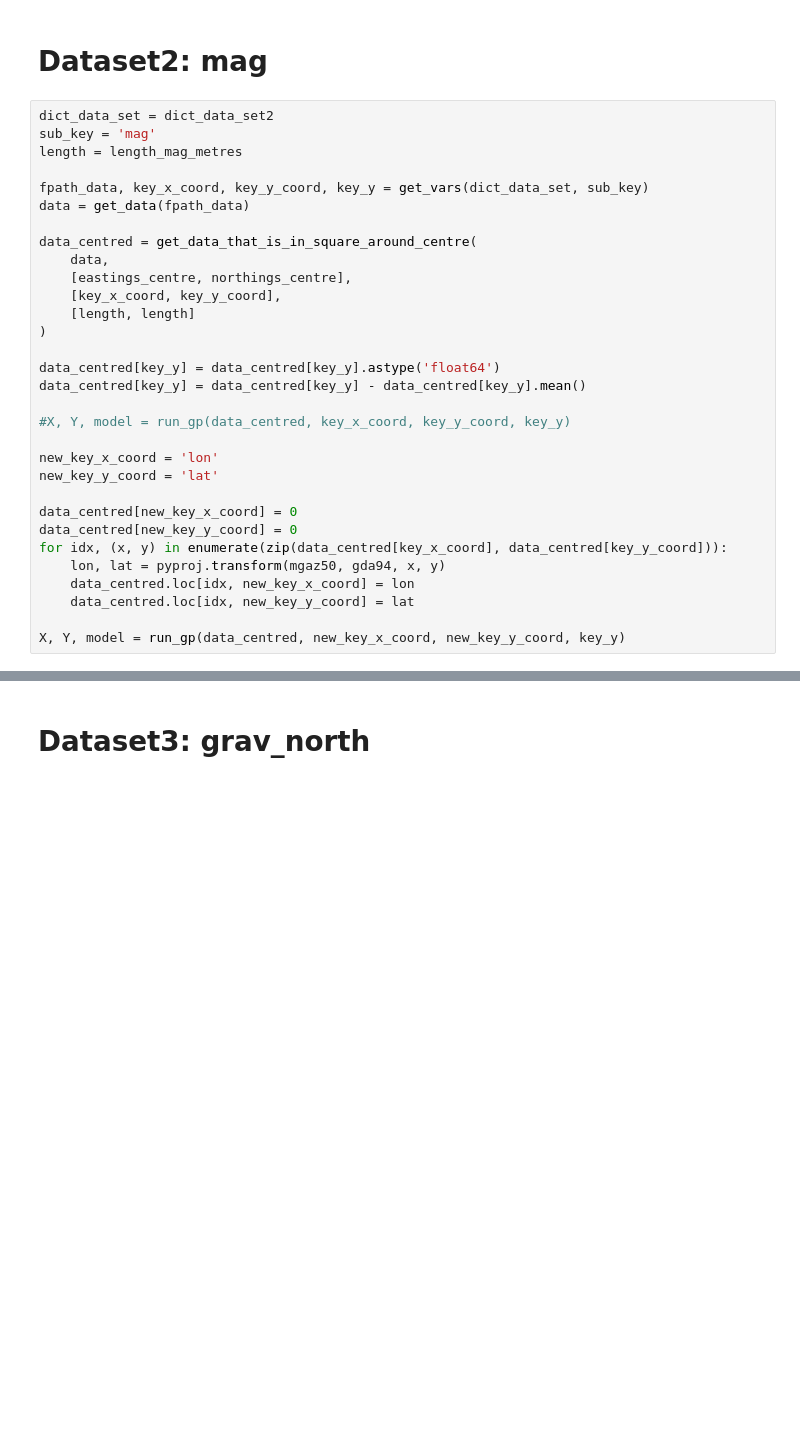
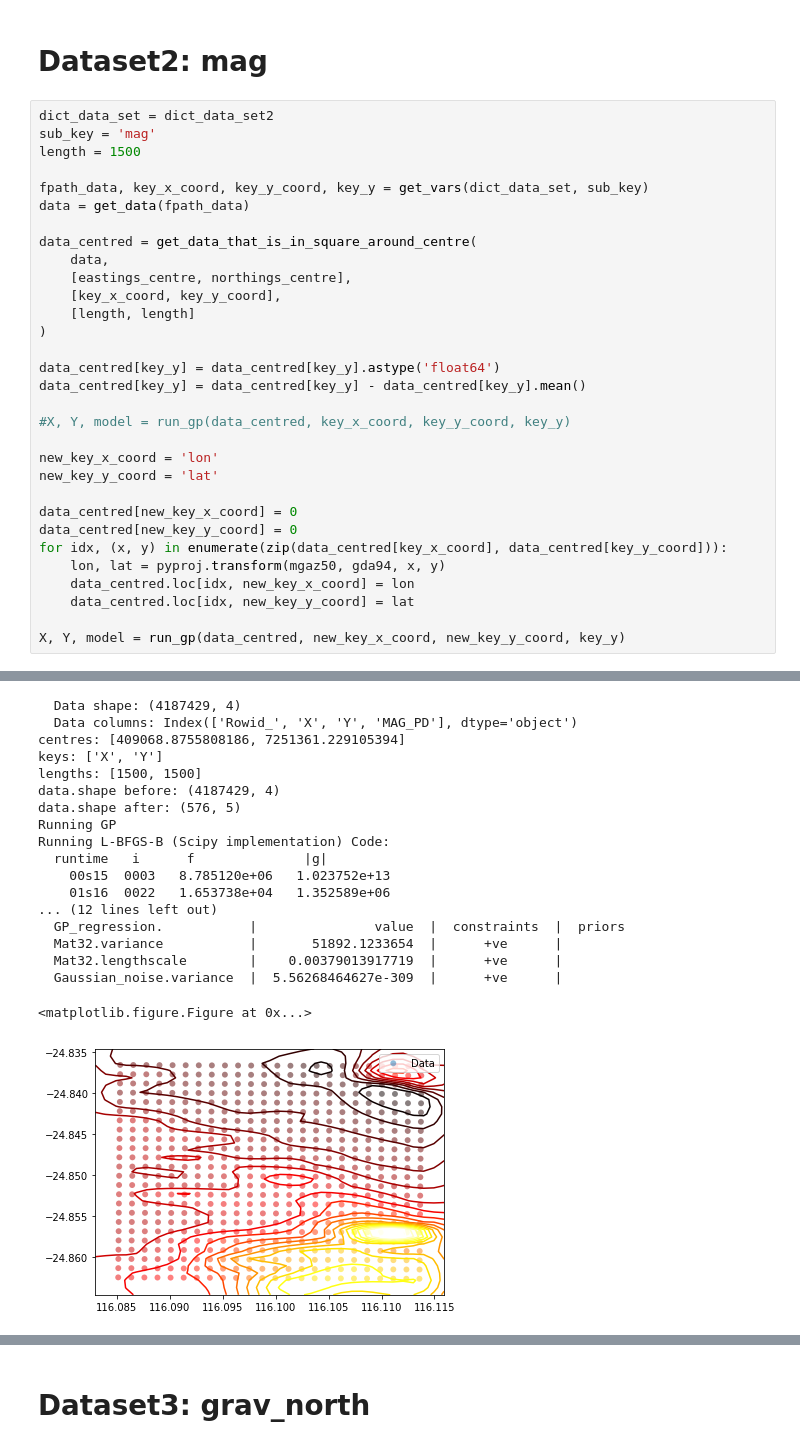
Before and after one commit to divad-nhok/obsidian, a Jupyter notebook: src/python-utils/1.1-rs-gascoyne-gp-noise.ipynb, the cells around one changed output, grey strips where cells are left out. Cells and saved outputs as stored; diff of their text form; blank space fills up the shorter version.

Commit message:
Clean up 1.1-rs-gascoyne-gp-noise notebook

```diff
--- a/src/python-utils/1.1-rs-gascoyne-gp-noise.ipynb
+++ b/src/python-utils/1.1-rs-gascoyne-gp-noise.ipynb
@@ -279,7 +283,7 @@ plt.savefig('/Users/davidkohn/Desktop/dataset2-grav-north.png')
 # %%
 dict_data_set = dict_data_set2
 sub_key = 'mag'
-length = length_mag_metres
+length = 1500
 
 fpath_data, key_x_coord, key_y_coord, key_y = get_vars(dict_data_set, sub_key)
 data = get_data(fpath_data)
@@ -307,3 +311,4 @@ for idx, (x, y) in enumerate(zip(data_centred[key_x_coord], data_centred[key_y_c
     data_centred.loc[idx, new_key_y_coord] = lat
 
 X, Y, model = run_gp(data_centred, new_key_x_coord, new_key_y_coord, key_y)
+# %% [output]
@@ -309,0 +316,19 @@ X, Y, model = run_gp(data_centred, new_key_x_coord, new_key_y_coord, key_y)
+  Data shape: (4187429, 4)
+  Data columns: Index(['Rowid_', 'X', 'Y', 'MAG_PD'], dtype='object')
+centres: [409068.8755808186, 7251361.229105394]
+keys: ['X', 'Y']
+lengths: [1500, 1500]
+data.shape before: (4187429, 4)
+data.shape after: (576, 5)
+Running GP
+Running L-BFGS-B (Scipy implementation) Code:
+  runtime   i      f              |g|
+    00s15  0003   8.785120e+06   1.023752e+13
+    01s16  0022   1.653738e+04   1.352589e+06
+... (12 lines left out)
+  GP_regression.           |               value  |  constraints  |  priors
+  Mat32.variance           |       51892.1233654  |      +ve      |
+  Mat32.lengthscale        |    0.00379013917719  |      +ve      |
+  Gaussian_noise.variance  |  5.56268464627e-309  |      +ve      |
+<matplotlib.figure.Figure at 0x...>
+[figure, added]
```
Also changed, not shown: parts of 32 cells of this notebook.
